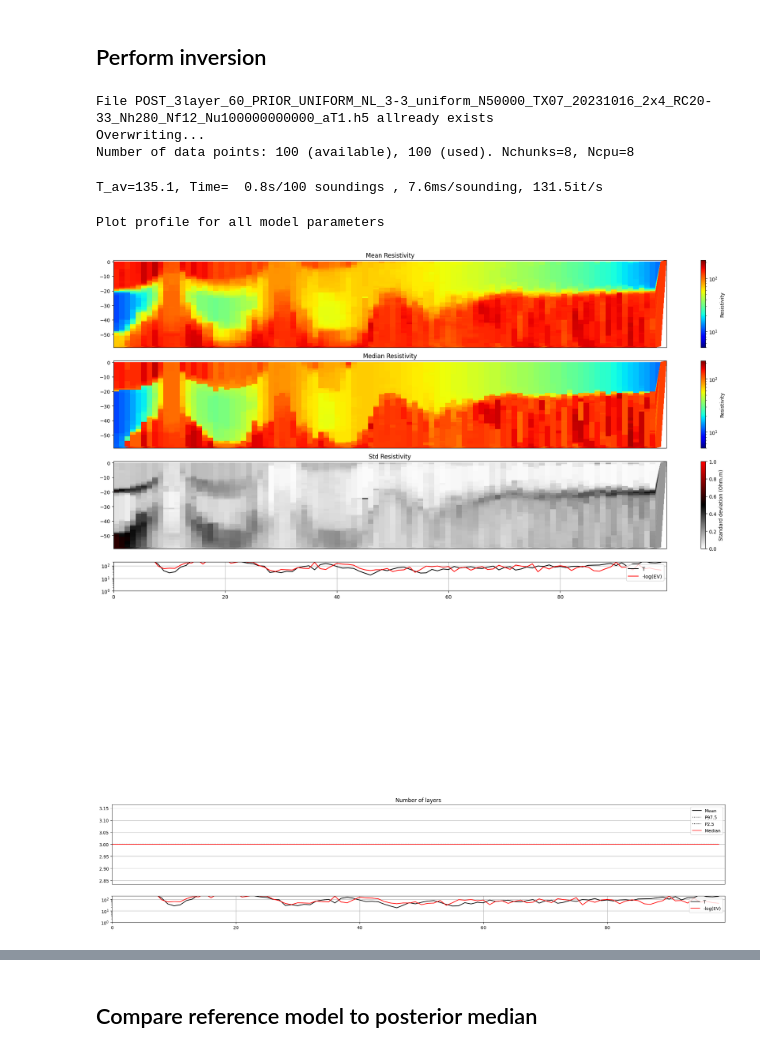
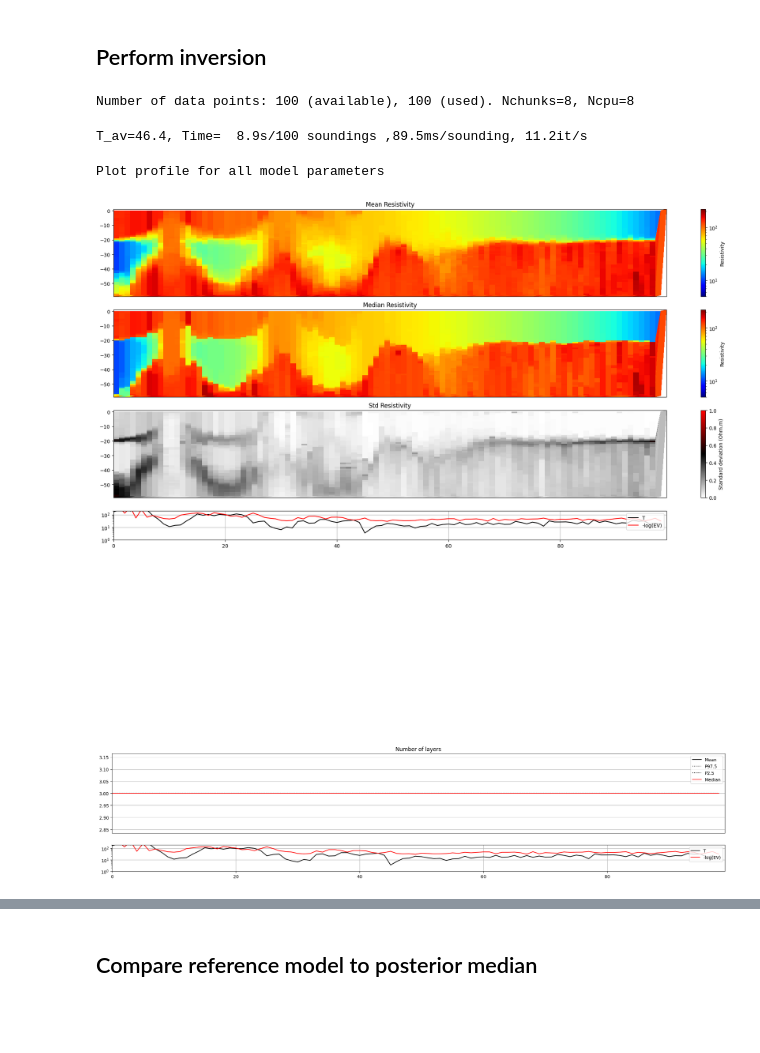
Before and after one commit to cultpenguin/integrate_module, a Jupyter notebook: examples/integrate_synthetic_case.ipynb, the cells around one changed output, grey strips where cells are left out. Drawn from its saved outputs; the diff is of its cells as text; code cells hidden in the pictures; blank space fills up the shorter version.

```diff
--- a/examples/integrate_synthetic_case.ipynb
+++ b/examples/integrate_synthetic_case.ipynb
@@ -88,7 +88,7 @@ plot_data: Using data set D1
 # %% [markdown]
 ## Create prior model and data
 # %%
-N=50000 # sample size
+N=500000 # sample size
 f_prior_h5 = ig.prior_model_layered(N=N,
                                     lay_dist='uniform', z_max = z_max,
                                     NLAY_min=3, NLAY_max=3,
@@ -111,16 +111,14 @@ Time elapsed:  62.2 s, for 50000 soundings. 1.244 ms/sounding. 803.6it/s
 # %%
 f_post_h5 = ig.integrate_rejection(f_prior_data_h5, f_data_h5, parallel=parallel, Ncpu=8)
 # %% [output]
-File POST_3layer_60_PRIOR_UNIFORM_NL_3-3_uniform_N50000_TX07_20231016_2x4_RC20-33_Nh280_Nf12_Nu100000000000_aT1.h5 allready exists
-Overwriting...
 Number of data points: 100 (available), 100 (used). Nchunks=8, Ncpu=8
-T_av=135.1, Time=  0.8s/100 soundings , 7.6ms/sounding, 131.5it/s
+T_av=46.4, Time=  8.9s/100 soundings ,89.5ms/sounding, 11.2it/s
 # %%
-ig.plot_profile(f_post_h5, i1=0, i2=1000, hardcopy=hardcopy,  clim = [5, 220])
+ig.plot_profile(f_post_h5, i1=0, i2=1000, hardcopy=hardcopy,  clim = [5, 220], im=0)
 # %% [output]
 Plot profile for all model parameters
-[figure, old version]
+[figure, new version]
-[figure, old version]
+[figure, new version]
 # %%
 ig.plot_data_prior_post(f_post_h5, i_plot=0, hardcopy=hardcopy)
 ig.plot_data_prior_post(f_post_h5, i_plot=len(x_ref)-1, hardcopy=hardcopy)
```
Also changed, not shown: parts of 5 cells of this notebook, 1 other file.
